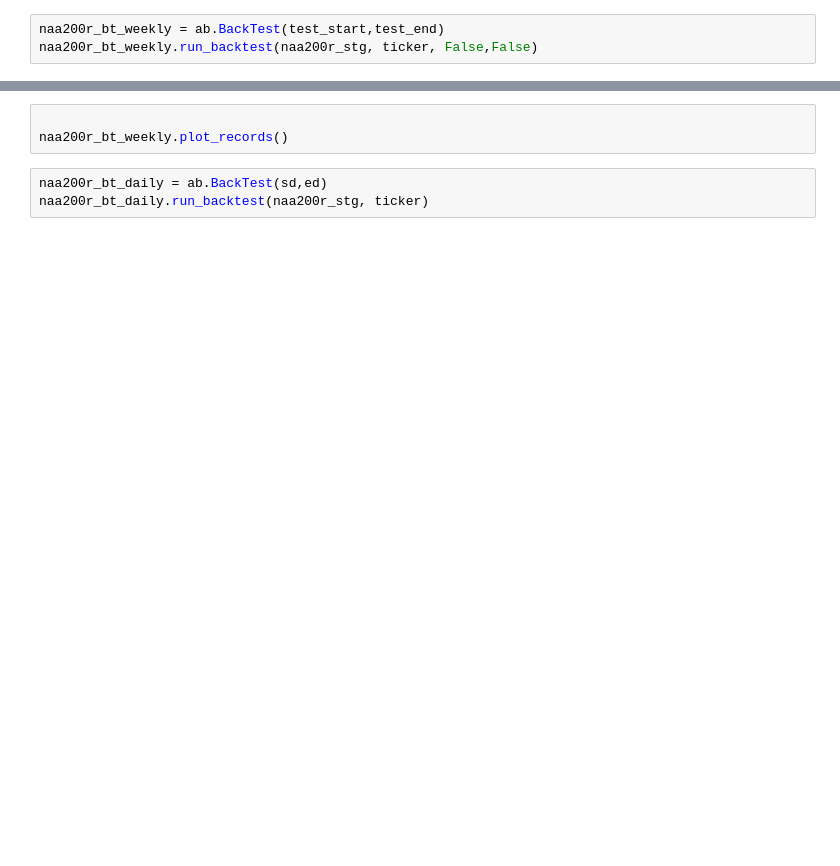
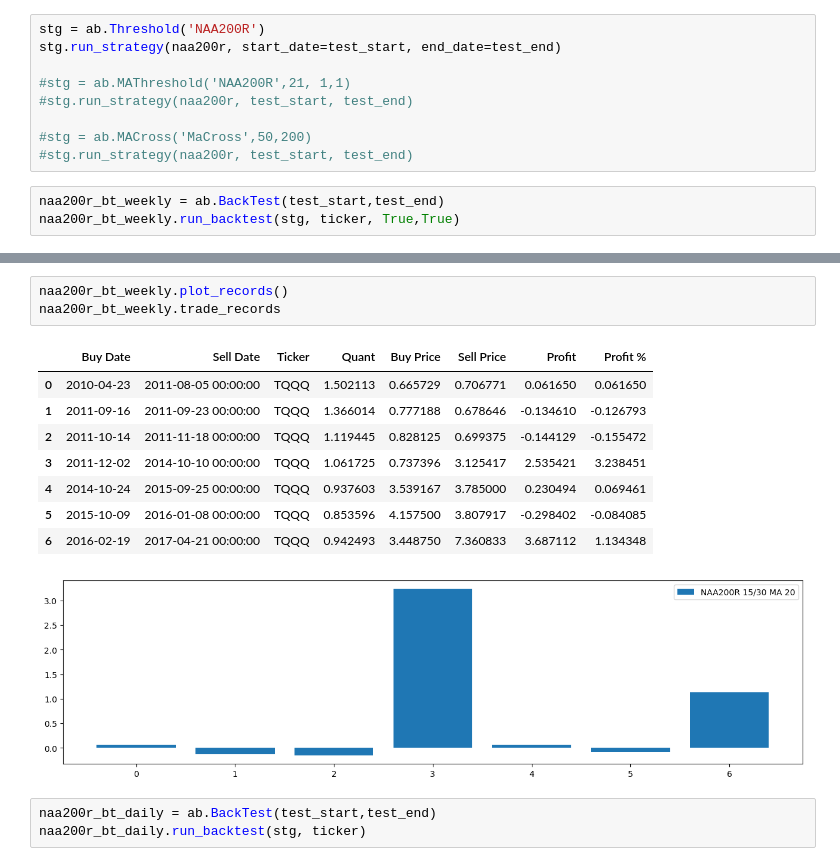
Before and after one commit to sylviawusyl/backtesting, a Jupyter notebook: trading_record_analysis.ipynb, the cells around one changed output, grey strips where cells are left out. Cells and saved outputs as stored; diff of their text form; blank space fills up the shorter version.

```diff
--- a/trading_record_analysis.ipynb
+++ b/trading_record_analysis.ipynb
@@ -54,6 +88,15 @@ naa200r_stg.run_strategy(ticker, test_start, test_end)
+# %%
+stg = ab.Threshold('NAA200R')
+stg.run_strategy(naa200r, start_date=test_start, end_date=test_end)
+
+#stg = ab.MAThreshold('NAA200R',21, 1,1)
+#stg.run_strategy(naa200r, test_start, test_end)
+
+#stg = ab.MACross('MaCross',50,200)
+#stg.run_strategy(naa200r, test_start, test_end)
 # %%
 naa200r_bt_weekly = ab.BackTest(test_start,test_end)
-naa200r_bt_weekly.run_backtest(naa200r_stg, ticker, False,False)
+naa200r_bt_weekly.run_backtest(stg, ticker, True,True)
 # %%
 import matplotlib.pyplot as plt
 naa200r_bt_weekly.plot_balance()
@@ -64,7 +124,17 @@ naa200r_bt_weekly.trade_records.to_csv('data/{}_naa200r_bt_weekly_{}-{}.csv'.for
-# %%
-
-naa200r_bt_weekly.plot_records()
+# %%
+naa200r_bt_weekly.plot_records()
+naa200r_bt_weekly.trade_records
+# %% [output]
+|  | Buy Date | Sell Date | Ticker | Quant | Buy Price | Sell Price | Profit | Profit % |
+| 0 | 2010-04-23 | 2011-08-05 00:00:00 | TQQQ | 1.502113 | 0.665729 | 0.706771 | 0.061650 | 0.061650 |
+| 1 | 2011-09-16 | 2011-09-23 00:00:00 | TQQQ | 1.366014 | 0.777188 | 0.678646 | -0.134610 | -0.126793 |
+| 2 | 2011-10-14 | 2011-11-18 00:00:00 | TQQQ | 1.119445 | 0.828125 | 0.699375 | -0.144129 | -0.155472 |
+| 3 | 2011-12-02 | 2014-10-10 00:00:00 | TQQQ | 1.061725 | 0.737396 | 3.125417 | 2.535421 | 3.238451 |
+| 4 | 2014-10-24 | 2015-09-25 00:00:00 | TQQQ | 0.937603 | 3.539167 | 3.785000 | 0.230494 | 0.069461 |
+| 5 | 2015-10-09 | 2016-01-08 00:00:00 | TQQQ | 0.853596 | 4.157500 | 3.807917 | -0.298402 | -0.084085 |
+| 6 | 2016-02-19 | 2017-04-21 00:00:00 | TQQQ | 0.942493 | 3.448750 | 7.360833 | 3.687112 | 1.134348 |
+[figure, added]
 # %%
-naa200r_bt_daily = ab.BackTest(sd,ed)
-naa200r_bt_daily.run_backtest(naa200r_stg, ticker)
+naa200r_bt_daily = ab.BackTest(test_start,test_end)
+naa200r_bt_daily.run_backtest(stg, ticker)
 # %%
```
Also changed, not shown: parts of 9 cells of this notebook, 2 other files.
